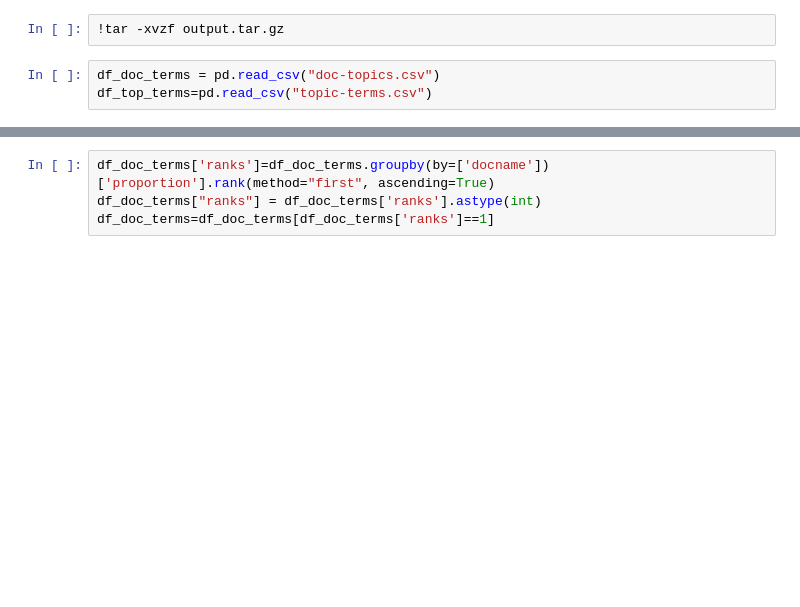
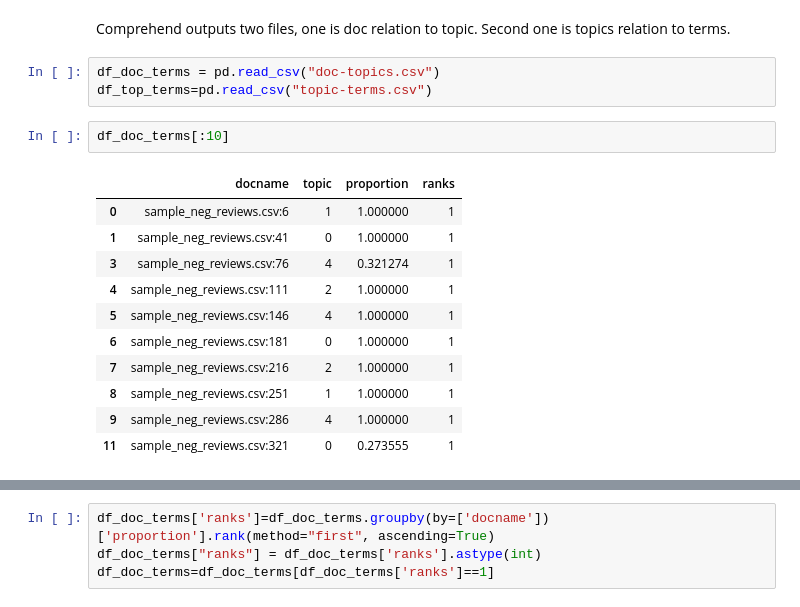
Before and after one commit to richameher/awsws-phdata-nlp, a Jupyter notebook: nlp-phdata.ipynb, the cells around one changed output, grey strips where cells are left out. Cells and saved outputs as stored; diff of their text form; blank space fills up the shorter version.

```diff
--- a/nlp-phdata.ipynb
+++ b/nlp-phdata.ipynb
@@ -31,5 +42,19 @@ df[:10]
-# %%
-!tar -xvzf output.tar.gz
+# %% [markdown]
+Comprehend outputs two files, one is doc relation to topic. Second one is topics relation to terms.
 # %%
 df_doc_terms = pd.read_csv("doc-topics.csv")
 df_top_terms=pd.read_csv("topic-terms.csv")
+# %%
+df_doc_terms[:10]
+# %% [output]
+|  | docname | topic | proportion | ranks |
+| 0 | sample_neg_reviews.csv:6 | 1 | 1.000000 | 1 |
+| 1 | sample_neg_reviews.csv:41 | 0 | 1.000000 | 1 |
+| 3 | sample_neg_reviews.csv:76 | 4 | 0.321274 | 1 |
+| 4 | sample_neg_reviews.csv:111 | 2 | 1.000000 | 1 |
+| 5 | sample_neg_reviews.csv:146 | 4 | 1.000000 | 1 |
+| 6 | sample_neg_reviews.csv:181 | 0 | 1.000000 | 1 |
+| 7 | sample_neg_reviews.csv:216 | 2 | 1.000000 | 1 |
+| 8 | sample_neg_reviews.csv:251 | 1 | 1.000000 | 1 |
+| 9 | sample_neg_reviews.csv:286 | 4 | 1.000000 | 1 |
+| 11 | sample_neg_reviews.csv:321 | 0 | 0.273555 | 1 |
```
Also changed, not shown: parts of 17 cells of this notebook.
